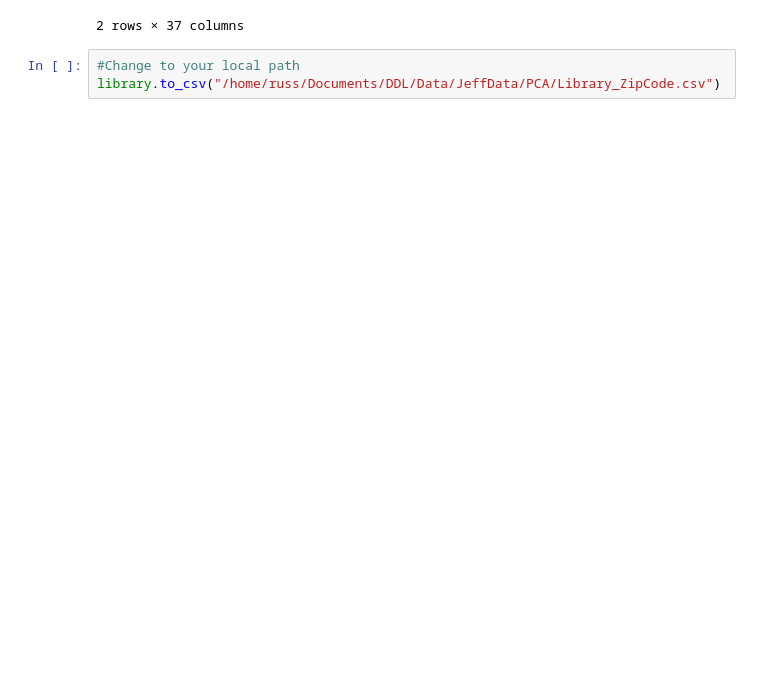
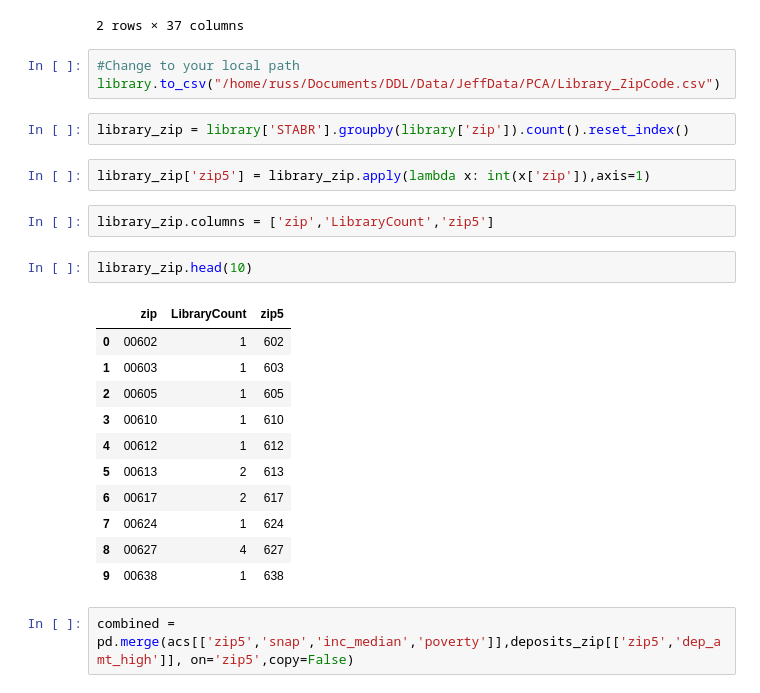
Before and after one commit to DistrictDataLabs/03-censusables, a Jupyter notebook: censusables/20150914.ipynb, the cells around one changed output. Cells and saved outputs as stored; diff of their text form; blank space fills up the shorter version.

```diff
--- a/censusables/20150914.ipynb
+++ b/censusables/20150914.ipynb
@@ -79,3 +90,25 @@ library.head(2)
 # %%
 #Change to your local path
 library.to_csv("/home/russ/Documents/DDL/Data/JeffData/PCA/Library_ZipCode.csv")
+# %%
+library_zip = library['STABR'].groupby(library['zip']).count().reset_index()
+# %%
+library_zip['zip5'] = library_zip.apply(lambda x: int(x['zip']),axis=1)
+# %%
+library_zip.columns = ['zip','LibraryCount','zip5']
+# %%
+library_zip.head(10)
+# %% [output]
+|  | zip | LibraryCount | zip5 |
+| 0 | 00602 | 1 | 602 |
+| 1 | 00603 | 1 | 603 |
+| 2 | 00605 | 1 | 605 |
+| 3 | 00610 | 1 | 610 |
+| 4 | 00612 | 1 | 612 |
+| 5 | 00613 | 2 | 613 |
+| 6 | 00617 | 2 | 617 |
+| 7 | 00624 | 1 | 624 |
+| 8 | 00627 | 4 | 627 |
+| 9 | 00638 | 1 | 638 |
+# %%
+combined = pd.merge(acs[['zip5','snap','inc_median','poverty']],deposits_zip[['zip5','dep_amt_high']], on='zip5',copy=False)
```
Also changed, not shown: parts of 25 cells of this notebook, 6 other files.
